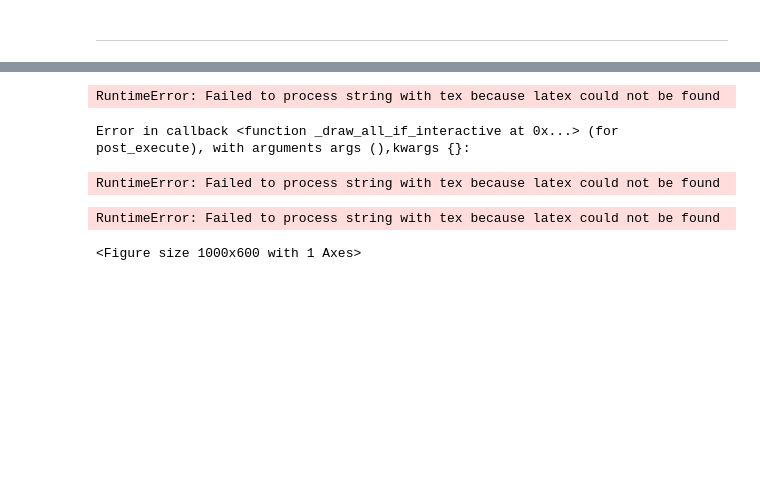
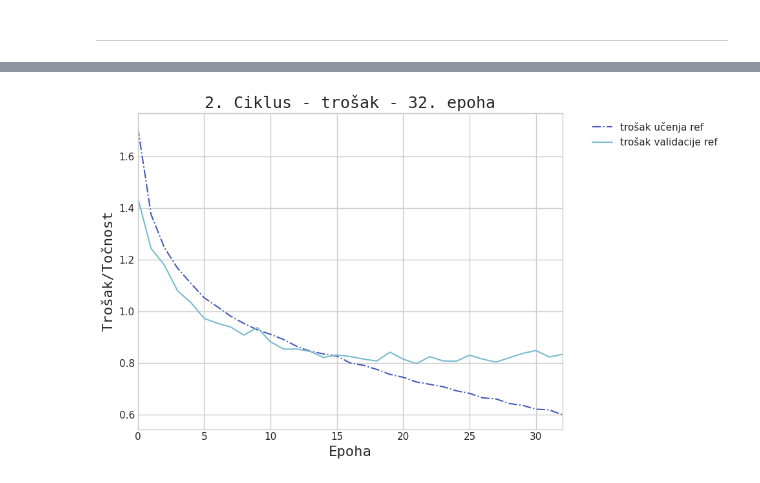
Before and after one commit to emadonev/morfologija_galaksija, a Jupyter notebook: galaxy_morph/nbs/results_graphs.ipynb, the cells around one changed output, grey strips where cells are left out. Drawn from its saved outputs; the diff is of its cells as text; code cells hidden in the pictures; blank space fills up the shorter version.

```diff
--- a/galaxy_morph/nbs/results_graphs.ipynb
+++ b/galaxy_morph/nbs/results_graphs.ipynb
@@ -66,24 +148,47 @@ valid_ids = [results_class_run1[i][8] for i in results_class_run1]
+# %%
+results_run2 = pickle.load(open("/teamspace/studios/this_studio/galaxy_morph/output/run2_02/results_runs_bench_final_true.pkl", "rb"))
+results_class_run2 = pickle.load(open("/teamspace/studios/this_studio/galaxy_morph/output/run2_02/results_runs_class_bench_final_true.pkl", "rb"))
+# %%
+train_loss_run2 = [results_run2[i][0] for i in results_run2]
+train_acc_run2 = [results_run2[i][1] for i in results_run2]
+train_prec_run2 = [results_run2[i][2] for i in results_run2]
+train_recall_run2 = [results_run2[i][3] for i in results_run2]
+train_F1_run2 = [results_run2[i][4] for i in results_run2]
+valid_loss_run2 = [results_run2[i][5] for i in results_run2]
+valid_acc_run2 = [results_run2[i][6] for i in results_run2]
+valid_prec_run2 = [results_run2[i][7] for i in results_run2]
+valid_recall_run2 = [results_run2[i][8] for i in results_run2]
+valid_F1_run2 = [results_run2[i][9] for i in results_run2]
+
+train_prec_class_run2 = [results_class_run2[i][3] for i in results_class_run2]
+train_recall_class_run2 = [results_class_run2[i][4] for i in results_class_run2]
+train_F1_class_run2 = [results_class_run2[i][5] for i in results_class_run2]
+
+valid_prec_class_run2 = [results_class_run2[i][9] for i in results_class_run2]
+valid_recall_class_run2 = [results_class_run2[i][10] for i in results_class_run2]
+valid_F1_class_run2 = [results_class_run2[i][11] for i in results_class_run2]
+
+valid_probs_run2 = [results_class_run2[i][6] for i in results_class_run2]
+valid_true_run2 = [results_class_run2[i][7] for i in results_class_run2]
+valid_ids_run2 = [results_class_run2[i][8] for i in results_class_run2]22
 # %%
 plt.style.use('seaborn-v0_8-whitegrid')
 plt.figure(figsize=(10,6))
 
-plt.plot(train_loss, color=b1, linestyle="dashdot", label="trošak učenja ref")
-plt.plot(valid_loss, color=or1, label="trošak validacije ref")
-plt.plot(train_acc, color=b3, linestyle="dashdot", label="preciznost učenja ref")
-plt.plot(valid_acc, color=or4, label="preciznost validacije ref")
+plt.plot(train_loss_run2[:33], color=b1, linestyle="dashdot", label="trošak učenja ref")
+plt.plot(valid_loss_run2[:33], color=b3, label="trošak validacije ref")
+#plt.plot(train_acc_run2[:33], color=or1, linestyle="dashdot", label="preciznost učenja ref")
+#plt.plot(valid_acc_run2[:33], color=or4, label="preciznost validacije ref")
 # oznaka x-osi
-plt.xlabel("Epoha")#,fontproperties=font, fontsize=18)
+plt.xlim([0,32])
+plt.xlabel("Epoha",fontproperties=font, fontsize=16)
 # oznaka y-osi
-plt.ylabel("Trošak/Precizntrain")#,fontproperties=font, fontsize=18)
+plt.ylabel("Trošak/Točnost",fontproperties=font, fontsize=16)
 # naslov grafa
-plt.title("1. Ciklus - trošak i preciznost")#,fontproperties=font, fontsize=25)
+plt.title("2. Ciklus - trošak - 32. epoha",fontproperties=font, fontsize=18)
 # legenda
-plt.legend(bbox_to_anchor=(1.05, 1.0), loc='upper left')#,fontproperties=font, fontsize=16)
+plt.legend(bbox_to_anchor=(1.05, 1.0), loc='upper left')
 plt.tight_layout()
 plt.show()
 # %% [output]
-RuntimeError: Failed to process string with tex because latex could not be found
-Error in callback <function _draw_all_if_interactive at 0x...> (for post_execute), with arguments args (),kwargs {}:
-RuntimeError: Failed to process string with tex because latex could not be found
-RuntimeError: Failed to process string with tex because latex could not be found
-<Figure size 1000x600 with 1 Axes>
+[figure, added]
```
Also changed, not shown: parts of 20 cells of this notebook, 2 other files.
